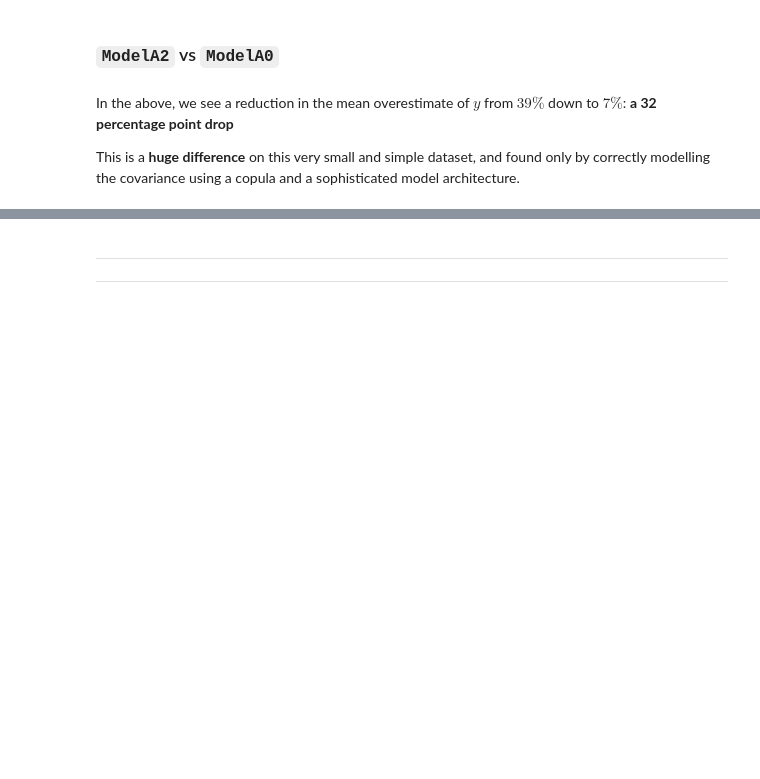
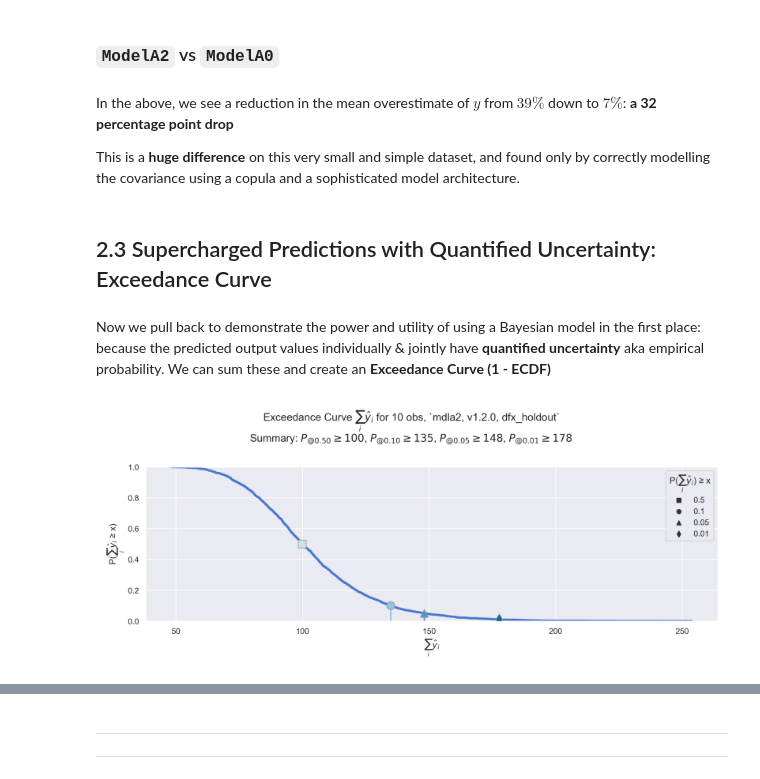
Before and after one commit to oreum-industries/oreum_copula, a Jupyter notebook: notebooks/000_Intro.ipynb, the cells around one changed output, grey strips where cells are left out. Drawn from its saved outputs; the diff is of its cells as text; code cells hidden in the pictures; blank space fills up the shorter version.

```diff
--- a/notebooks/000_Intro.ipynb
+++ b/notebooks/000_Intro.ipynb
@@ -572,3 +572,13 @@ In the above, we see a reduction in the mean overestimate of $y$ from $39\%$ dow
 
 This is a **huge difference** on this very small and simple dataset, and found only by correctly modelling the covariance
 using a copula and a sophisticated model architecture.
+# %% [markdown]
+## 2.3 Supercharged Predictions with Quantified Uncertainty: Exceedance Curve
+# %% [markdown]
+Now we pull back to demonstrate the power and utility of using a Bayesian model in the first place: because the predicted
+output values individually & jointly have **quantified uncertainty** aka empirical probability. We can sum these and
+create an **Exceedance Curve (1 - ECDF)**
+# %%
+figio.read(fn='102_2_8_4_ppc_holdout_y_exceedance_mdla2_v1_2_0_dfx_holdout.png', figsize=(12, 6))
+# %% [output]
+[figure, added]
```
Also changed, not shown: parts of 7 cells of this notebook, 29 other files.
